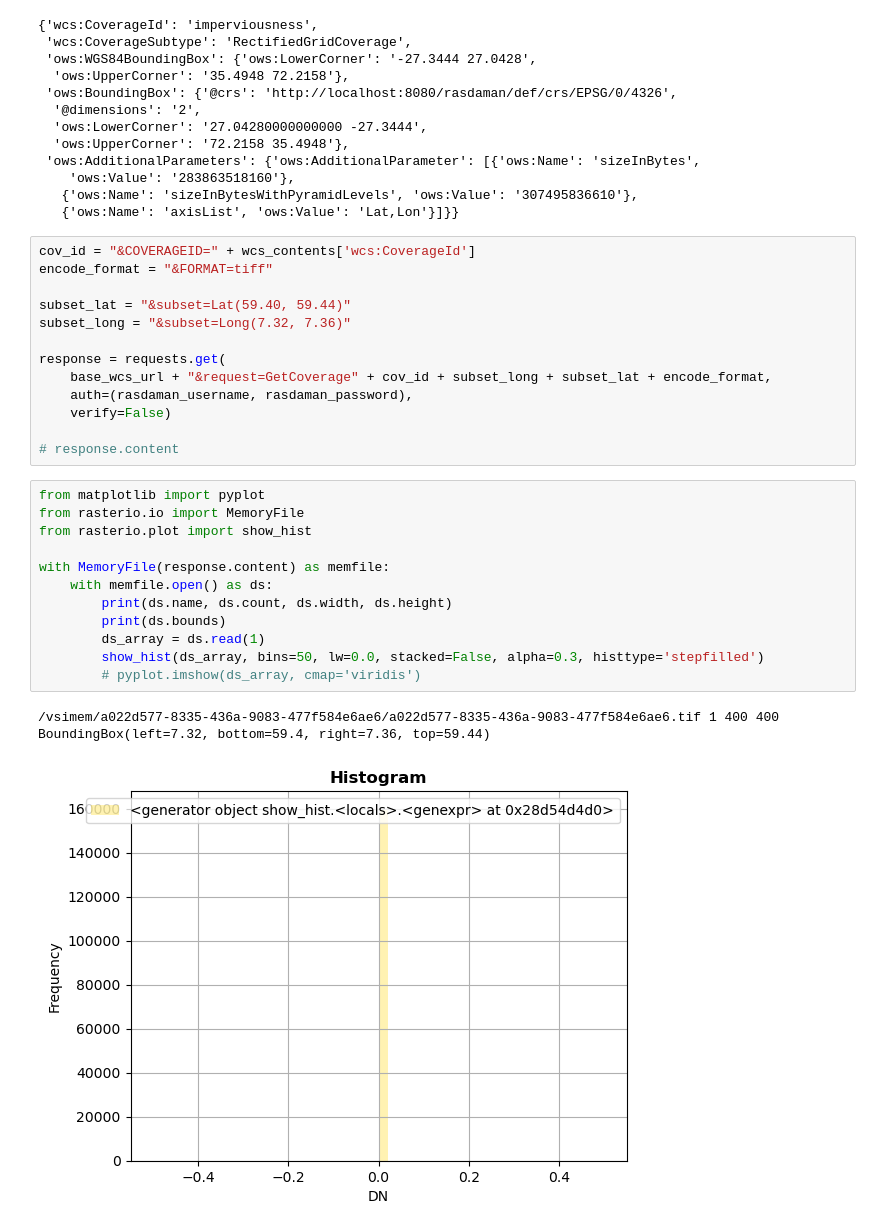
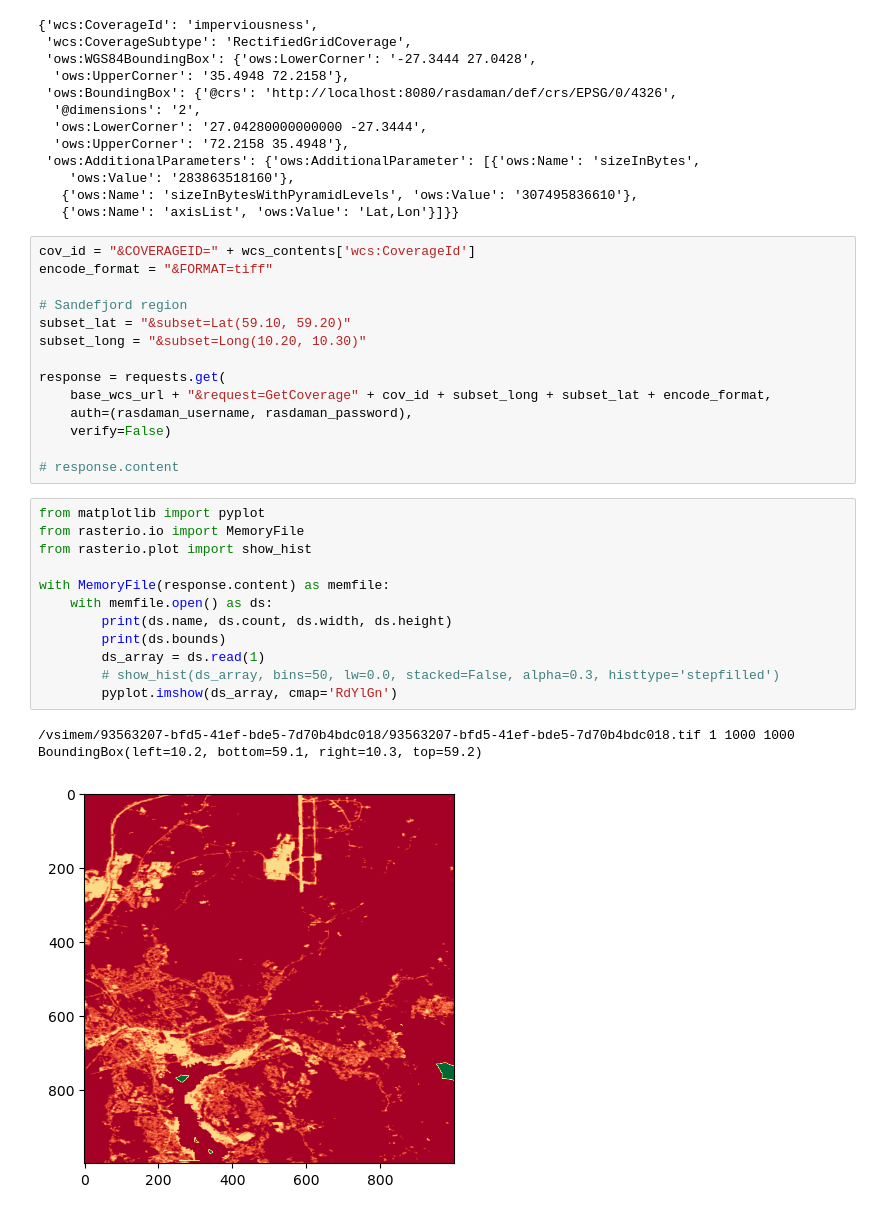
Before and after one commit to FAIRiCUBE/uc2-agriculture-biodiversity-nexus, a Jupyter notebook: first-poc/notebooks/rasdaman_first_try.ipynb, the cells around one changed output. Cells and saved outputs as stored; diff of their text form.

Commit message:
Selected a better sample region to display.

```diff
--- a/first-poc/notebooks/rasdaman_first_try.ipynb
+++ b/first-poc/notebooks/rasdaman_first_try.ipynb
@@ -74,8 +71,9 @@ wcs_contents
 cov_id = "&COVERAGEID=" + wcs_contents['wcs:CoverageId']
 encode_format = "&FORMAT=tiff"
 
-subset_lat = "&subset=Lat(59.40, 59.44)"
-subset_long = "&subset=Long(7.32, 7.36)"
+# Sandefjord region
+subset_lat = "&subset=Lat(59.10, 59.20)"
+subset_long = "&subset=Long(10.20, 10.30)"
 
 response = requests.get(
     base_wcs_url + "&request=GetCoverage" + cov_id + subset_long + subset_lat + encode_format,
@@ -86,16 +84,16 @@ response = requests.get(
 # %%
 from matplotlib import pyplot
 from rasterio.io import MemoryFile
 from rasterio.plot import show_hist
 
 with MemoryFile(response.content) as memfile:
     with memfile.open() as ds:
         print(ds.name, ds.count, ds.width, ds.height)
         print(ds.bounds)
         ds_array = ds.read(1)
-        show_hist(ds_array, bins=50, lw=0.0, stacked=False, alpha=0.3, histtype='stepfilled')
-        # pyplot.imshow(ds_array, cmap='viridis')
+        # show_hist(ds_array, bins=50, lw=0.0, stacked=False, alpha=0.3, histtype='stepfilled')
+        pyplot.imshow(ds_array, cmap='RdYlGn')
 # %% [output]
-/vsimem/a022d577-8335-436a-9083-477f584e6ae6/a022d577-8335-436a-9083-477f584e6ae6.tif 1 400 400
-BoundingBox(left=7.32, bottom=59.4, right=7.36, top=59.44)
+/vsimem/93563207-bfd5-41ef-bde5-7d70b4bdc018/93563207-bfd5-41ef-bde5-7d70b4bdc018.tif 1 1000 1000
+BoundingBox(left=10.2, bottom=59.1, right=10.3, top=59.2)
-[figure, old version]
+[figure, new version]
```
Also changed, not shown: parts of 1 cell of this notebook.
